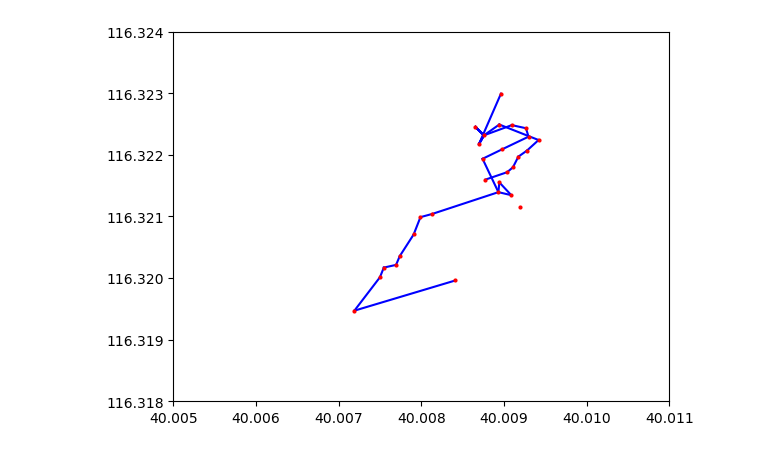
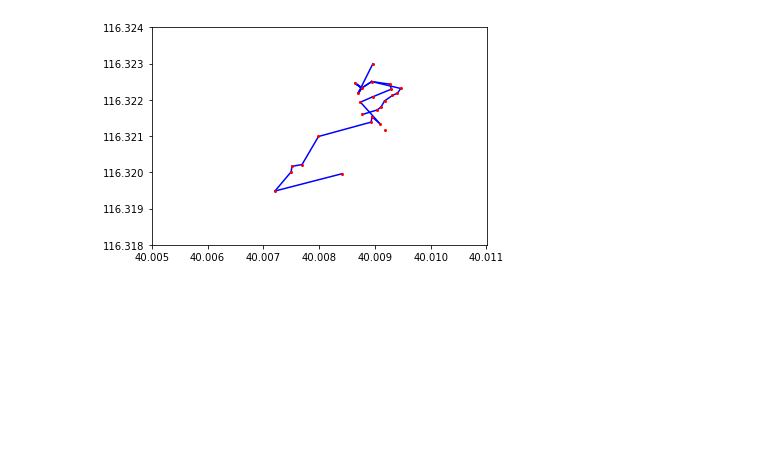
Before and after one commit to svensesen/Beijing-Topo, a Jupyter notebook: Picture creation.ipynb, the cells around one changed output. Cells and saved outputs as stored; diff of their text form; code cells hidden in the pictures; blank space fills up the shorter version.

```diff
--- a/Picture creation.ipynb
+++ b/Picture creation.ipynb
@@ -143,31 +145,33 @@ plt.savefig("pictures/merge0.png")
 # %%
 graph_1_f = create_azimuth_graph(dft1, method = 4, splitting_method = 2, distance_multiplier = 5, max_angle_change = 15)
 
+graph_1_f.simplify_double_edges()
+graph_1_f.delete_chain_vertices()
 graph_1_f.merge_close_vertices()
 graph_1_f.merge_vertices_to_edges()
 garbage_collection()
 
 for edge in graph_1_f.edges:
     lat1 = min(edge.vertices).latitude
     long1 = min(edge.vertices).longitude
 
     lat2 = max(edge.vertices).latitude
     long2 = max(edge.vertices).longitude
 
     plt.plot([lat1, lat2], [long1, long2], color = "blue")
 
 for vertex in graph_1_f.vertices:
     lat = vertex.latitude
     long = vertex.longitude
 
     plt.plot(lat, long, color = "red", marker = "o", markersize = 2)
 
 plt.xlim([40.005, 40.011])
 plt.ylim([116.318, 116.324])
 plt.ticklabel_format(useOffset=False, style='plain')
 plt.savefig("pictures/merge1.png")
 # %% [output]
-[figure, old version]
+[figure, new version]
 # %%
 graph_0_a_f = create_azimuth_graph(dft0, method = 4, splitting_method = 2, distance_multiplier = 5, max_angle_change = 15)
 graph_1_a_f = create_azimuth_graph(dft1, method = 4, splitting_method = 2, distance_multiplier = 5, max_angle_change = 15)
```
Also changed, not shown: parts of 21 cells of this notebook, 30 other files.
